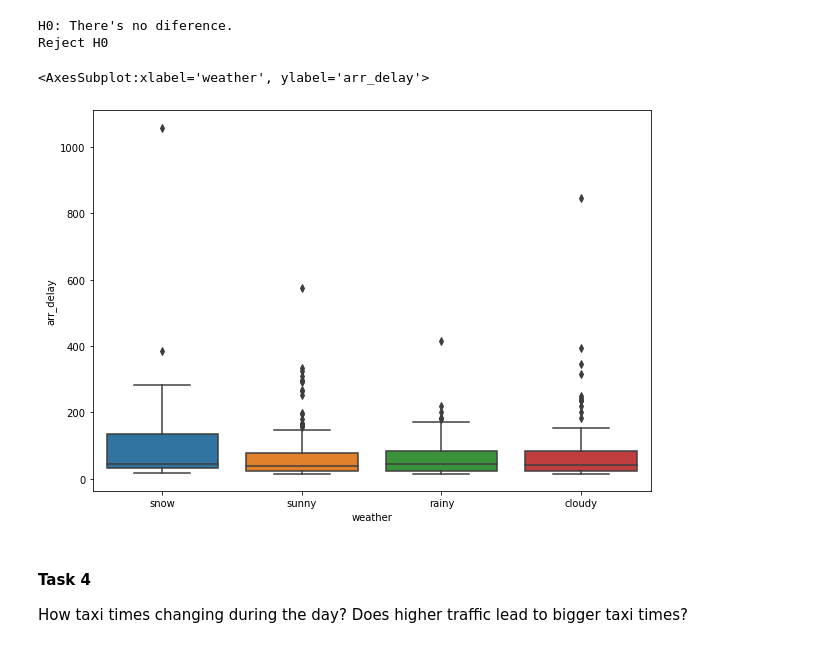
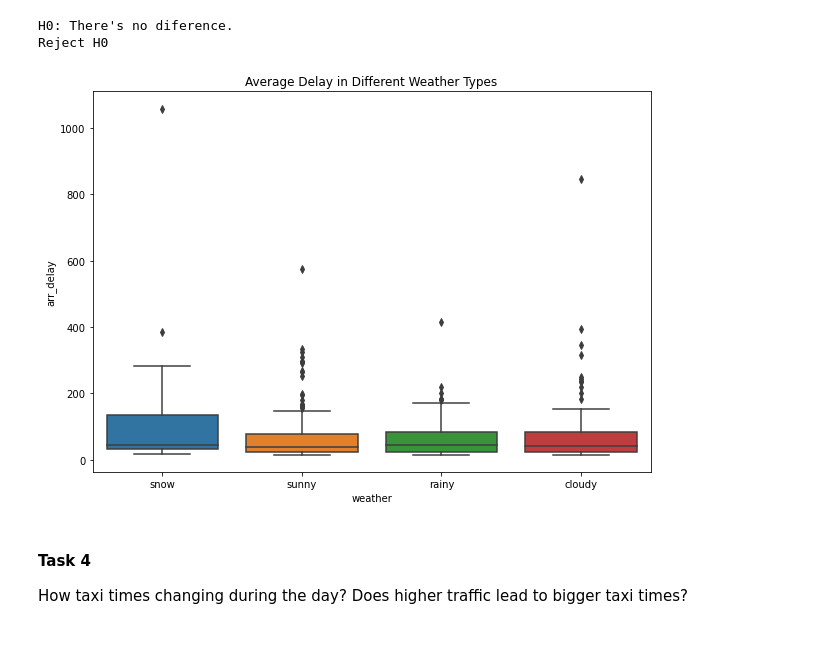
Before and after one commit to DDDDDDaisyS/LHL_Midterm_Project_Flights_Delay_Prediction, a Jupyter notebook: experiments/EDA_and_more_feature_engineering.ipynb, the cells around one changed output. Cells and saved outputs as stored; diff of their text form; code cells hidden in the pictures.

```diff
--- a/experiments/EDA_and_more_feature_engineering.ipynb
+++ b/experiments/EDA_and_more_feature_engineering.ipynb
@@ -280,9 +282,10 @@ Reject H0
 # %%
 fig = plt.figure(1, figsize=(10, 7))
 sns.boxplot(x='weather', y='arr_delay', data=df_weather)
+plt.title('Average Delay in Different Weather Types')
+plt.show()
 # %% [output]
-<AxesSubplot:xlabel='weather', ylabel='arr_delay'>
-[figure, old version]
+[figure, new version]
 # %% [markdown]
 #### **Task 4**
 How taxi times changing during the day? Does higher traffic lead to bigger taxi times?
```
Also changed, not shown: parts of 16 cells of this notebook.
